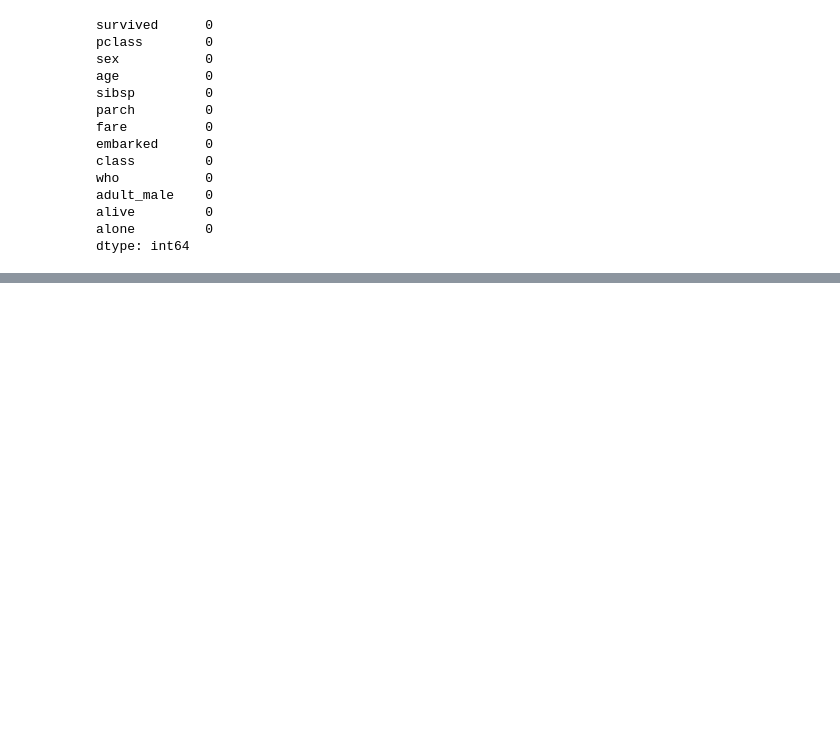
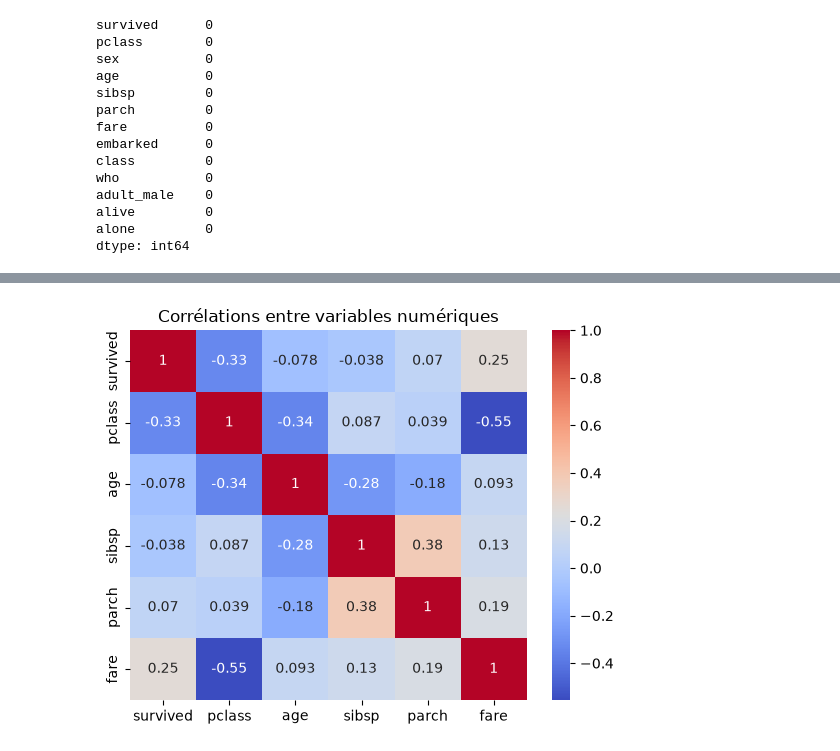
Before and after one commit to djiliwade67-ops/portfolio-data-science, a Jupyter notebook: projet0-titanic.ipynb, the cells around one changed output, grey strips where cells are left out. Saved outputs shown, nothing was run; the diff lists cells and outputs as text; code cells hidden in the pictures; blank space fills up the shorter version.

```diff
--- a/projet0-titanic.ipynb
+++ b/projet0-titanic.ipynb
@@ -115,0 +144,7 @@ dtype: int64
+# %%
+numeric_cols = titanic.select_dtypes(include='number')
+sns.heatmap(numeric_cols.corr(), annot=True, cmap='coolwarm')
+plt.title('Corrélations entre variables numériques')
+plt.show()
+# %% [output]
+[figure, added]
```
Also changed, not shown: parts of 5 cells of this notebook.
